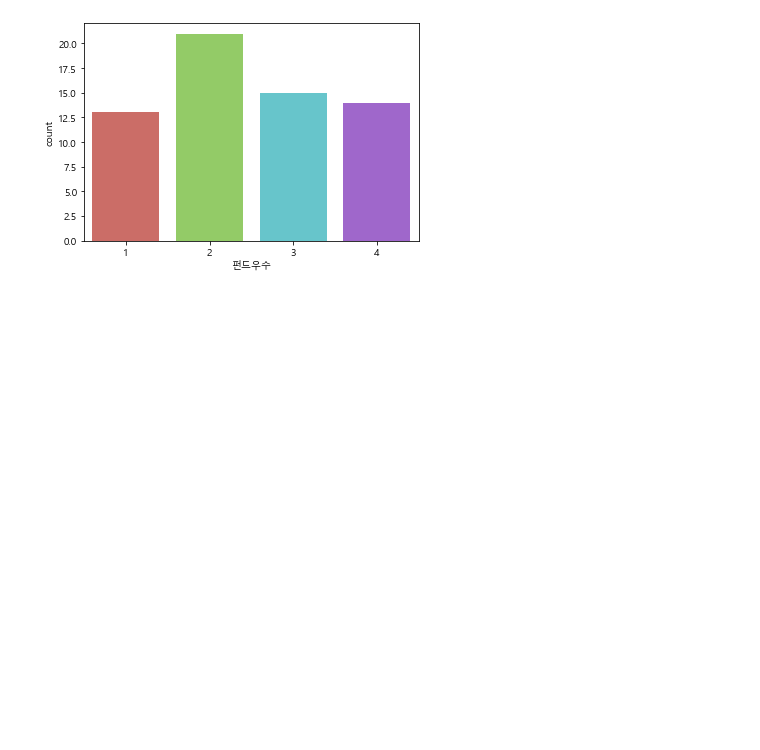
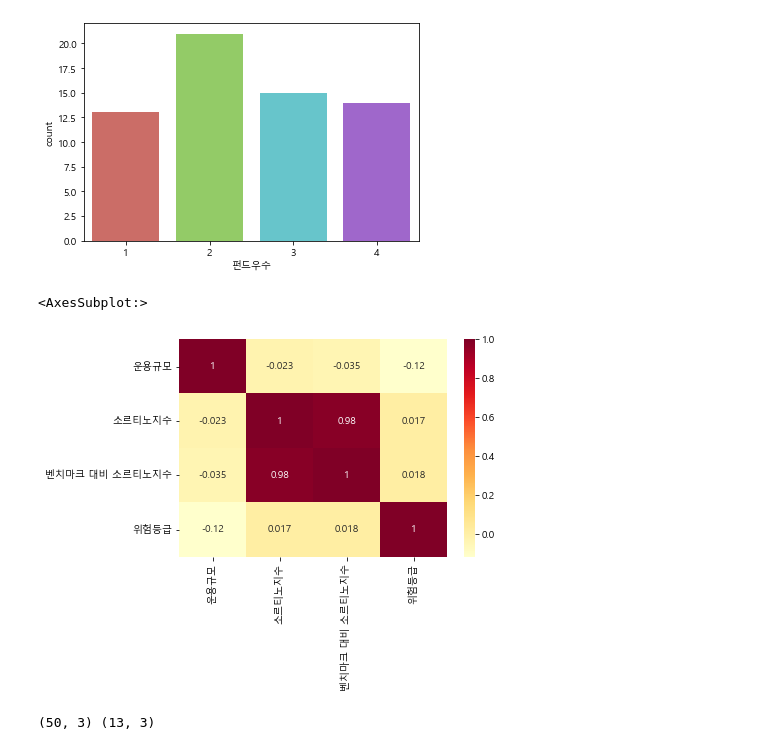
Before and after one commit to jkim0313/Hackathon_Whale, a Jupyter notebook: decisiontree.ipynb, the cells around one changed output. Saved outputs shown, nothing was run; the diff lists cells and outputs as text; code cells hidden in the pictures; blank space fills up the shorter version.

```diff
--- a/decisiontree.ipynb
+++ b/decisiontree.ipynb
@@ -305,3 +295,27 @@ sns.countplot(x="펀드우수", data=stock_fund, palette="hls")
 # %% [output]
 <AxesSubplot:xlabel='펀드우수', ylabel='count'>
 [figure]
+# %%
+sns.heatmap(data.corr(), annot=True, cmap="YlOrRd")
+# %% [output]
+<AxesSubplot:>
+[figure, added]
+# %%
+import xgboost as xgb
+from xgboost import XGBClassifier, plot_importance
+import numpy as np
+from sklearn.model_selection import train_test_split
+import warnings
+warnings.filterwarnings("ignore")
+
+# 피처와 타겟
+data = stock_fund[["운용규모", "소르티노지수", "위험등급"]]
+target = stock_fund[["펀드우수"]]
+
+# xgb = XGBClassifier(tree_method="hist", random_state=11)
+
+train_input, test_input, train_target, test_target = train_test_split(data, target, test_size=0.2, random_state=11)
+
+print(train_input.shape, test_input.shape)
+# %% [output]
+(50, 3) (13, 3)
```
Also changed, not shown: parts of 34 cells of this notebook.
